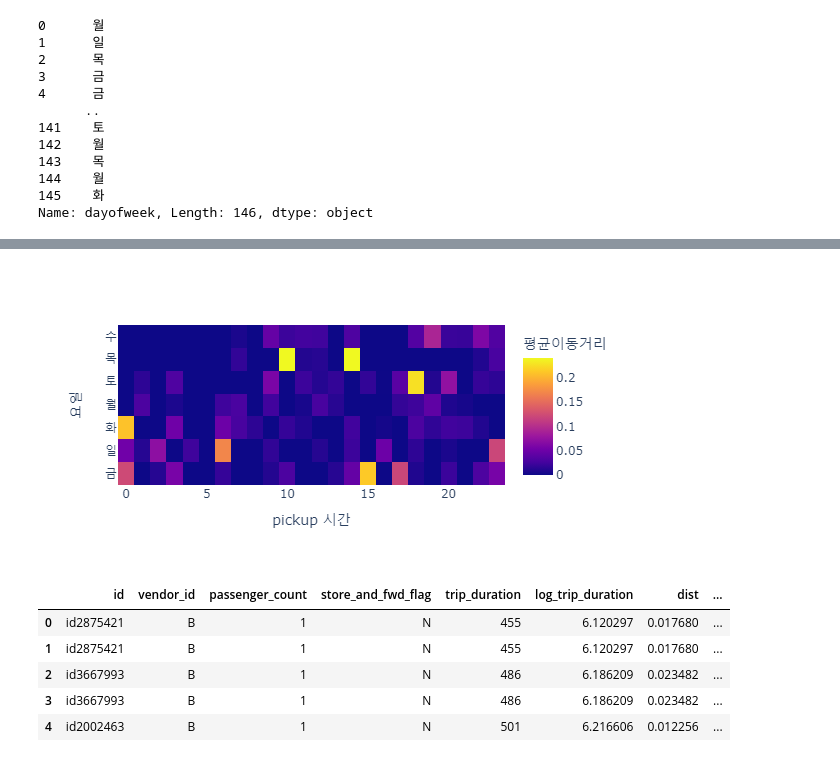
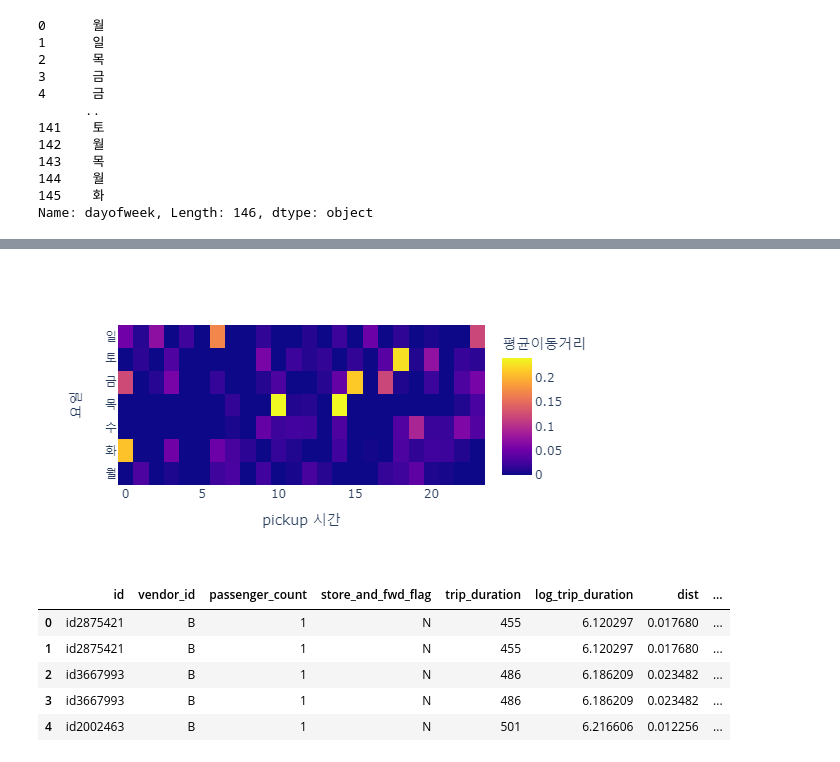
Before and after one commit to nyk12/final_dash, a Jupyter notebook: final.ipynb, the cells around one changed output, grey strips where cells are left out. Saved outputs shown, nothing was run; the diff lists cells and outputs as text; code cells hidden in the pictures.

```diff
--- a/final.ipynb
+++ b/final.ipynb
@@ -83,32 +84,33 @@ fig1
 # %%
 ## 1-(2) 요일,시간에 따른 평균이동거리
 tidydata3 = tidydata1.pivot_table(
     index = 'pickup_hour',
     columns = 'dayofweek',
     values = 'dist',
     aggfunc = 'mean'
 ).stack().reset_index().rename({0:'dist_mean'},axis=1)
 fig2 = px.density_heatmap(
     data_frame=tidydata3,
     x='pickup_hour',
     y='dayofweek',
     z='dist_mean',
+    category_orders={'dayofweek': ['일','토','금','목','수','화','월']},
     nbinsx=24,
     nbinsy=7,
     height=300
 )
 
 layout = {
     'xaxis':{'title':'pickup 시간'},
     'yaxis':{'title':'요일'}
 }
 
 fig2.update_layout(layout)
 fig2 = fig2.update_coloraxes(colorbar_title='평균이동거리')
 
 fig2
 # %% [output]
-[figure, old version]
+[figure, new version]
 # %%
 ## 데이터 전처리
 pcol = ['pickup_datetime', 'pickup_longitude', 'pickup_latitude', 'pickup_hour']
```
Also changed, not shown: parts of 1 cell of this notebook, 2 other files.
